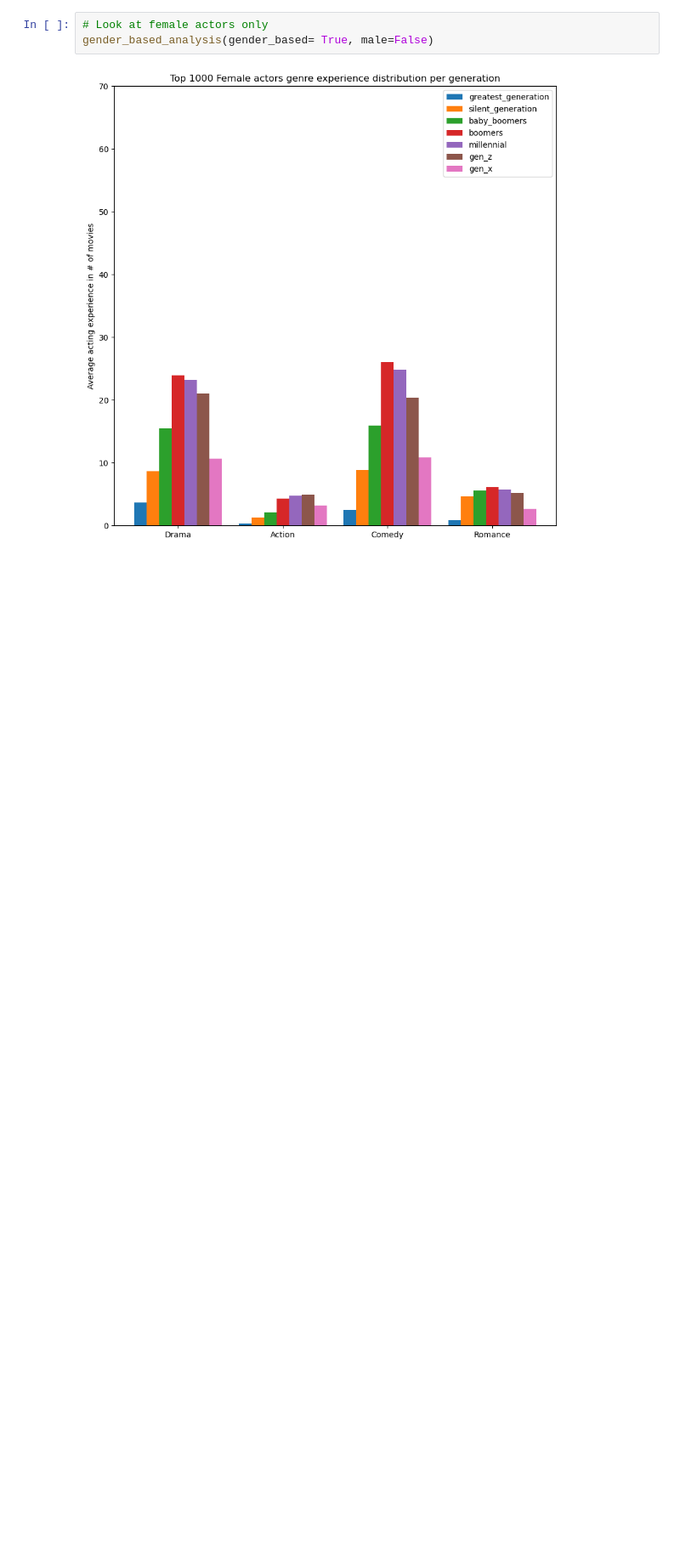
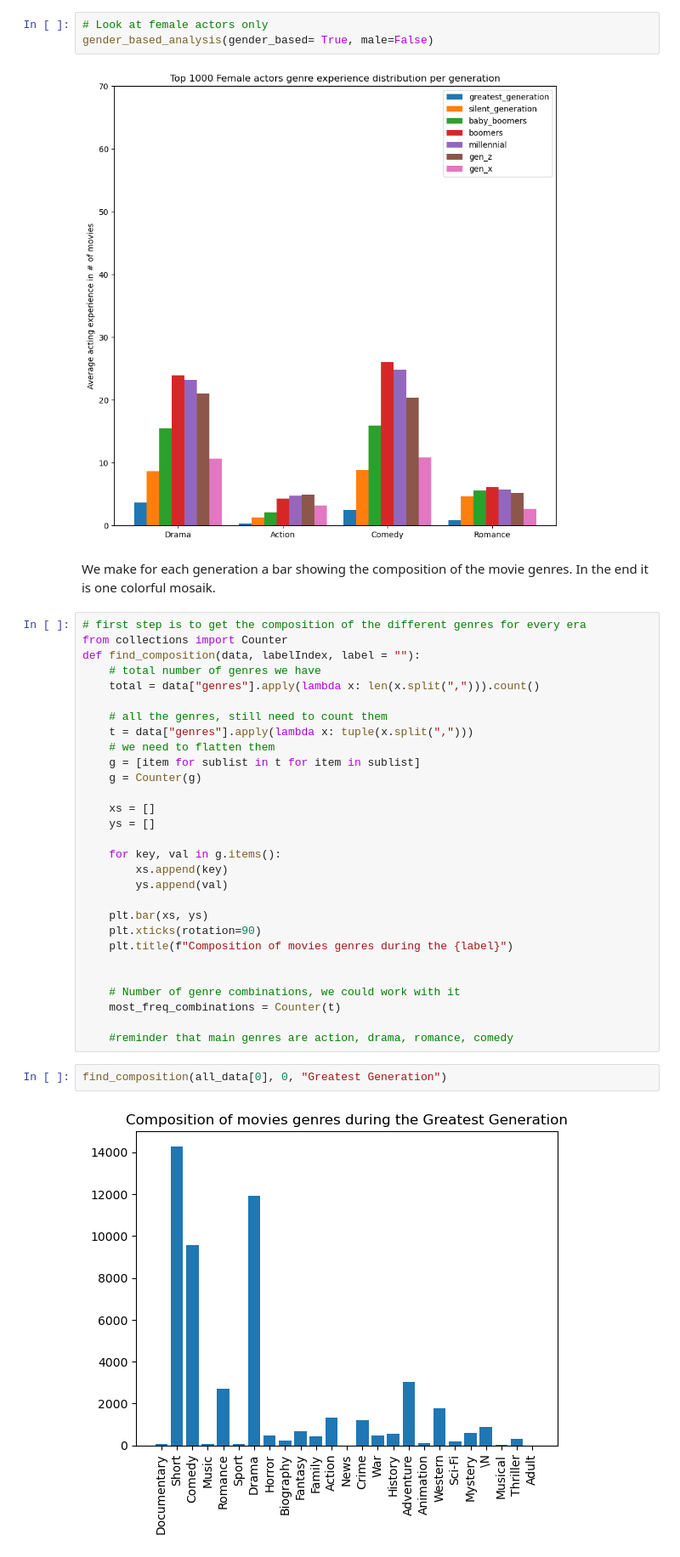
Before and after one commit to epfl-ada/ada-2022-project-jash, a Jupyter notebook: johnny.ipynb, the cells around one changed output. Shown at 85% size. Cells and saved outputs as stored; diff of their text form; blank space fills up the shorter version.

Commit message:
add some plots

```diff
--- a/johnny.ipynb
+++ b/johnny.ipynb
@@ -466,3 +466,38 @@ gender_based_analysis(gender_based = True, male=True)
 gender_based_analysis(gender_based= True, male=False)
 # %% [output]
 [figure]
+# %% [markdown]
+We make for each generation a bar showing the composition of the movie genres. In the end it is one colorful mosaik.
+# %%
+# first step is to get the composition of the different genres for every era
+from collections import Counter
+def find_composition(data, labelIndex, label = ""):
+    # total number of genres we have
+    total = data["genres"].apply(lambda x: len(x.split(","))).count()
+
+    # all the genres, still need to count them
+    t = data["genres"].apply(lambda x: tuple(x.split(",")))
+    # we need to flatten them
+    g = [item for sublist in t for item in sublist]
+    g = Counter(g)
+
+    xs = []
+    ys = []
+
+    for key, val in g.items():
+        xs.append(key)
+        ys.append(val)
+
+    plt.bar(xs, ys)
+    plt.xticks(rotation=90)
+    plt.title(f"Composition of movies genres during the {label}")
+
+
+    # Number of genre combinations, we could work with it
+    most_freq_combinations = Counter(t)
+
+    #reminder that main genres are action, drama, romance, comedy
+# %%
+find_composition(all_data[0], 0, "Greatest Generation")
+# %% [output]
+[figure, added]
```
Also changed, not shown: parts of 3 cells of this notebook.
